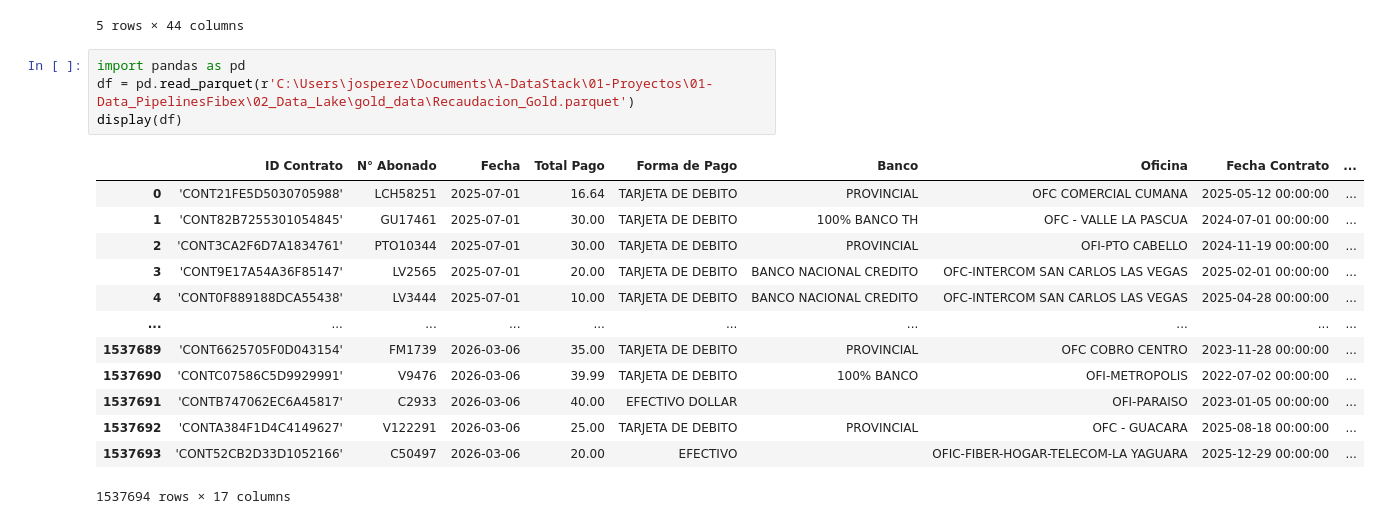
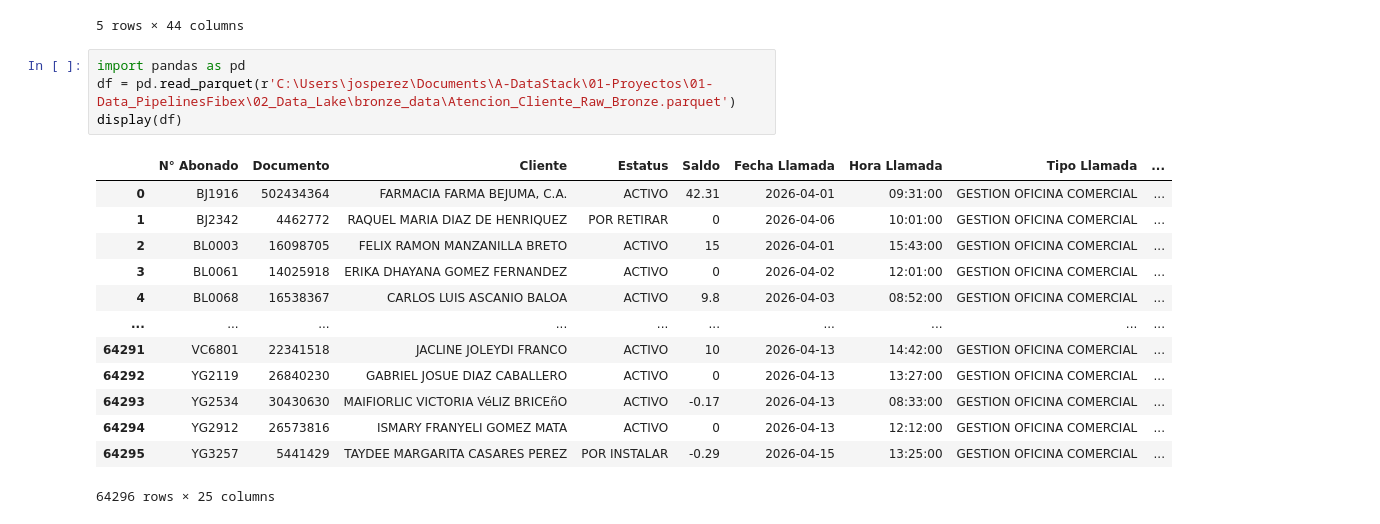
Before and after one commit to Artur030610/Data-Automated-Pipeline-Telecom, a Jupyter notebook: Notebooks/afluencia.ipynb, the cells around one changed output. Cells and saved outputs as stored; diff of their text form.

```diff
--- a/Notebooks/afluencia.ipynb
+++ b/Notebooks/afluencia.ipynb
@@ -236,19 +240,19 @@ Index(['ID Contrato', 'ID Pago', 'N° Abonado', 'Nro Recibo', 'Fecha',
 5 rows × 44 columns
 # %%
 import pandas as pd
-df = pd.read_parquet(r'C:\Users\josperez\Documents\A-DataStack\01-Proyectos\01-Data_PipelinesFibex\02_Data_Lake\gold_data\Recaudacion_Gold.parquet')
+df = pd.read_parquet(r'C:\Users\josperez\Documents\A-DataStack\01-Proyectos\01-Data_PipelinesFibex\02_Data_Lake\bronze_data\Atencion_Cliente_Raw_Bronze.parquet')
 display(df)
 # %% [output]
-|  | ID Contrato | N° Abonado | Fecha | Total Pago | Forma de Pago | Banco | Oficina | Fecha Contrato | ... |
-| 0 | 'CONT21FE5D5030705988' | LCH58251 | 2025-07-01 | 16.64 | TARJETA DE DEBITO | PROVINCIAL | OFC COMERCIAL CUMANA | 2025-05-12 00:00:00 | ... |
-| 1 | 'CONT82B7255301054845' | GU17461 | 2025-07-01 | 30.00 | TARJETA DE DEBITO | 100% BANCO TH | OFC - VALLE LA PASCUA | 2024-07-01 00:00:00 | ... |
-| 2 | 'CONT3CA2F6D7A1834761' | PTO10344 | 2025-07-01 | 30.00 | TARJETA DE DEBITO | PROVINCIAL | OFI-PTO CABELLO | 2024-11-19 00:00:00 | ... |
-| 3 | 'CONT9E17A54A36F85147' | LV2565 | 2025-07-01 | 20.00 | TARJETA DE DEBITO | BANCO NACIONAL CREDITO | OFC-INTERCOM SAN CARLOS LAS VEGAS | 2025-02-01 00:00:00 | ... |
-| 4 | 'CONT0F889188DCA55438' | LV3444 | 2025-07-01 | 10.00 | TARJETA DE DEBITO | BANCO NACIONAL CREDITO | OFC-INTERCOM SAN CARLOS LAS VEGAS | 2025-04-28 00:00:00 | ... |
+|  | N° Abonado | Documento | Cliente | Estatus | Saldo | Fecha Llamada | Hora Llamada | Tipo Llamada | ... |
+| 0 | BJ1916 | 502434364 | FARMACIA FARMA BEJUMA, C.A. | ACTIVO | 42.31 | 2026-04-01 | 09:31:00 | GESTION OFICINA COMERCIAL | ... |
+| 1 | BJ2342 | 4462772 | RAQUEL MARIA DIAZ DE HENRIQUEZ | POR RETIRAR | 0 | 2026-04-06 | 10:01:00 | GESTION OFICINA COMERCIAL | ... |
+| 2 | BL0003 | 16098705 | FELIX RAMON MANZANILLA BRETO | ACTIVO | 15 | 2026-04-01 | 15:43:00 | GESTION OFICINA COMERCIAL | ... |
+| 3 | BL0061 | 14025918 | ERIKA DHAYANA GOMEZ FERNANDEZ | ACTIVO | 0 | 2026-04-02 | 12:01:00 | GESTION OFICINA COMERCIAL | ... |
+| 4 | BL0068 | 16538367 | CARLOS LUIS ASCANIO BALOA | ACTIVO | 9.8 | 2026-04-03 | 08:52:00 | GESTION OFICINA COMERCIAL | ... |
 | ... | ... | ... | ... | ... | ... | ... | ... | ... | ... |
-| 1537689 | 'CONT6625705F0D043154' | FM1739 | 2026-03-06 | 35.00 | TARJETA DE DEBITO | PROVINCIAL | OFC COBRO CENTRO | 2023-11-28 00:00:00 | ... |
-| 1537690 | 'CONTC07586C5D9929991' | V9476 | 2026-03-06 | 39.99 | TARJETA DE DEBITO | 100% BANCO | OFI-METROPOLIS | 2022-07-02 00:00:00 | ... |
-| 1537691 | 'CONTB747062EC6A45817' | C2933 | 2026-03-06 | 40.00 | EFECTIVO DOLLAR |  | OFI-PARAISO | 2023-01-05 00:00:00 | ... |
-| 1537692 | 'CONTA384F1D4C4149627' | V122291 | 2026-03-06 | 25.00 | TARJETA DE DEBITO | PROVINCIAL | OFC - GUACARA | 2025-08-18 00:00:00 | ... |
-| 1537693 | 'CONT52CB2D33D1052166' | C50497 | 2026-03-06 | 20.00 | EFECTIVO |  | OFIC-FIBER-HOGAR-TELECOM-LA YAGUARA | 2025-12-29 00:00:00 | ... |
+| 64291 | VC6801 | 22341518 | JACLINE JOLEYDI FRANCO | ACTIVO | 10 | 2026-04-13 | 14:42:00 | GESTION OFICINA COMERCIAL | ... |
+| 64292 | YG2119 | 26840230 | GABRIEL JOSUE DIAZ CABALLERO | ACTIVO | 0 | 2026-04-13 | 13:27:00 | GESTION OFICINA COMERCIAL | ... |
+| 64293 | YG2534 | 30430630 | MAIFIORLIC VICTORIA VéLIZ BRICEñO | ACTIVO | -0.17 | 2026-04-13 | 08:33:00 | GESTION OFICINA COMERCIAL | ... |
+| 64294 | YG2912 | 26573816 | ISMARY FRANYELI GOMEZ MATA | ACTIVO | 0 | 2026-04-13 | 12:12:00 | GESTION OFICINA COMERCIAL | ... |
+| 64295 | YG3257 | 5441429 | TAYDEE MARGARITA CASARES PEREZ | POR INSTALAR | -0.29 | 2026-04-15 | 13:25:00 | GESTION OFICINA COMERCIAL | ... |
-1537694 rows × 17 columns
+64296 rows × 25 columns
```
Also changed, not shown: parts of 5 cells of this notebook, 48 other files.
